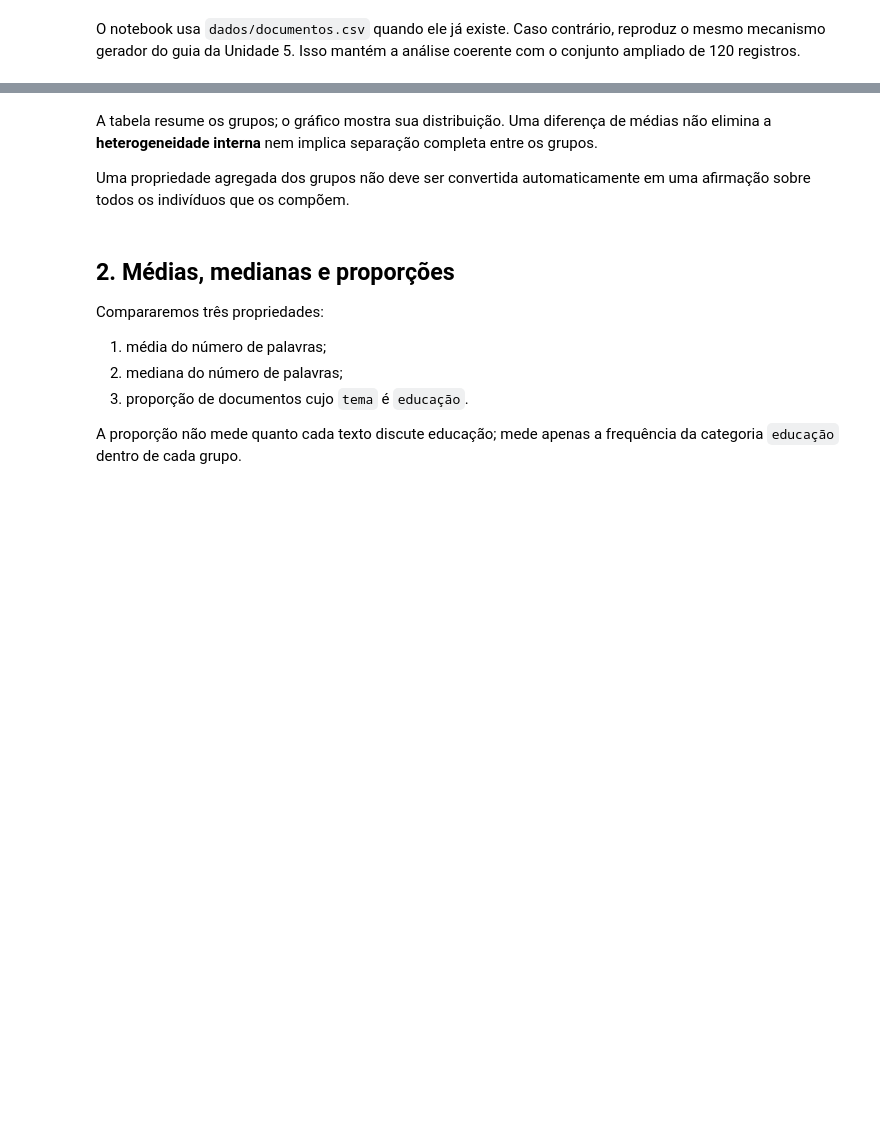
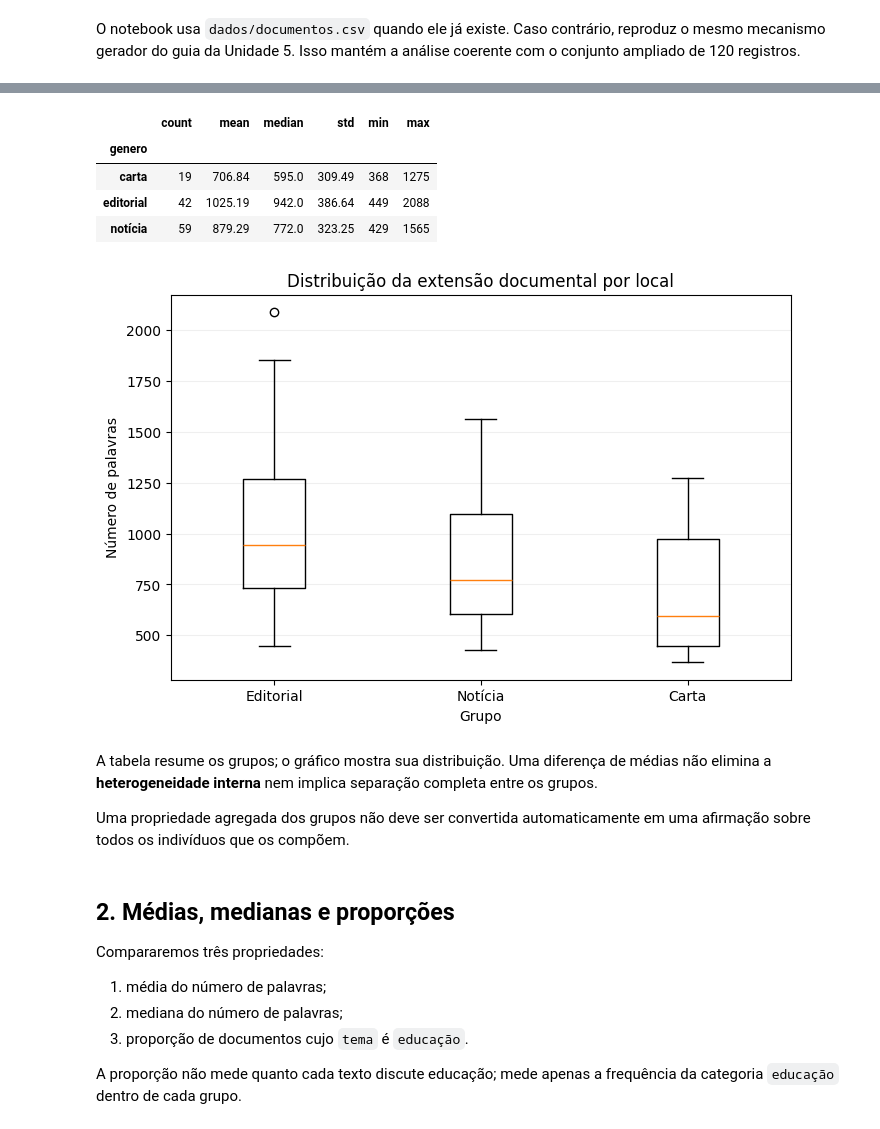
Before and after one commit to correa-ufrrj/disciplina_computacao_aplicada_humanidades_digitais, a Jupyter notebook: unidade_05/01_estimativas_e_tamanhos_de_efeito_revisado.ipynb, the cells around one changed output, grey strips where cells are left out. Saved outputs shown, nothing was run; the diff lists cells and outputs as text; code cells hidden in the pictures; blank space fills up the shorter version.

```diff
--- a/unidade_05/01_estimativas_e_tamanhos_de_efeito_revisado.ipynb
+++ b/unidade_05/01_estimativas_e_tamanhos_de_efeito_revisado.ipynb
@@ -163,3 +178,27 @@ plt.show()
+# %%
+resumo = dados.groupby("genero")["palavras"].agg(
+    ["count","mean","median","std","min","max"]
+)
+display(resumo.round(2))
+
+editorial = dados.loc[dados["genero"].eq("editorial"),"palavras"]
+noticia = dados.loc[dados["genero"].eq("notícia"),"palavras"]
+carta = dados.loc[dados["genero"].eq("carta"),"palavras"]
+
+plt.figure(figsize=(8,5))
+plt.boxplot([editorial,noticia,carta],tick_labels=["Editorial","Notícia","Carta"])
+plt.xlabel("Grupo")
+plt.ylabel("Número de palavras")
+plt.title("Distribuição da extensão documental por local")
+plt.grid(axis="y",alpha=0.2)
+plt.show()
+# %% [output]
+|  | count | mean | median | std | min | max |
+| genero |  |  |  |  |  |  |
+| carta | 19 | 706.84 | 595.0 | 309.49 | 368 | 1275 |
+| editorial | 42 | 1025.19 | 942.0 | 386.64 | 449 | 2088 |
+| notícia | 59 | 879.29 | 772.0 | 323.25 | 429 | 1565 |
+[figure, added]
 # %% [markdown]
 A tabela resume os grupos; o gráfico mostra sua distribuição. Uma diferença de médias não elimina a **heterogeneidade interna** nem implica separação completa entre os grupos.
 
```
Also changed, not shown: parts of 7 cells of this notebook.
